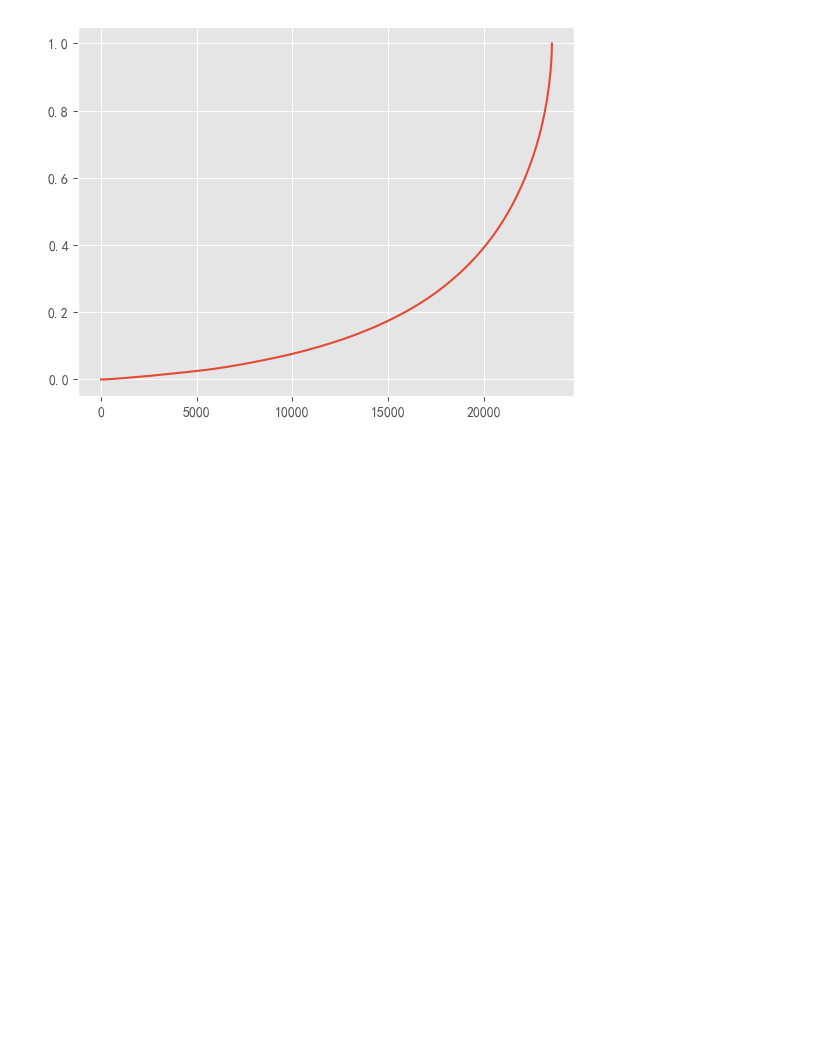
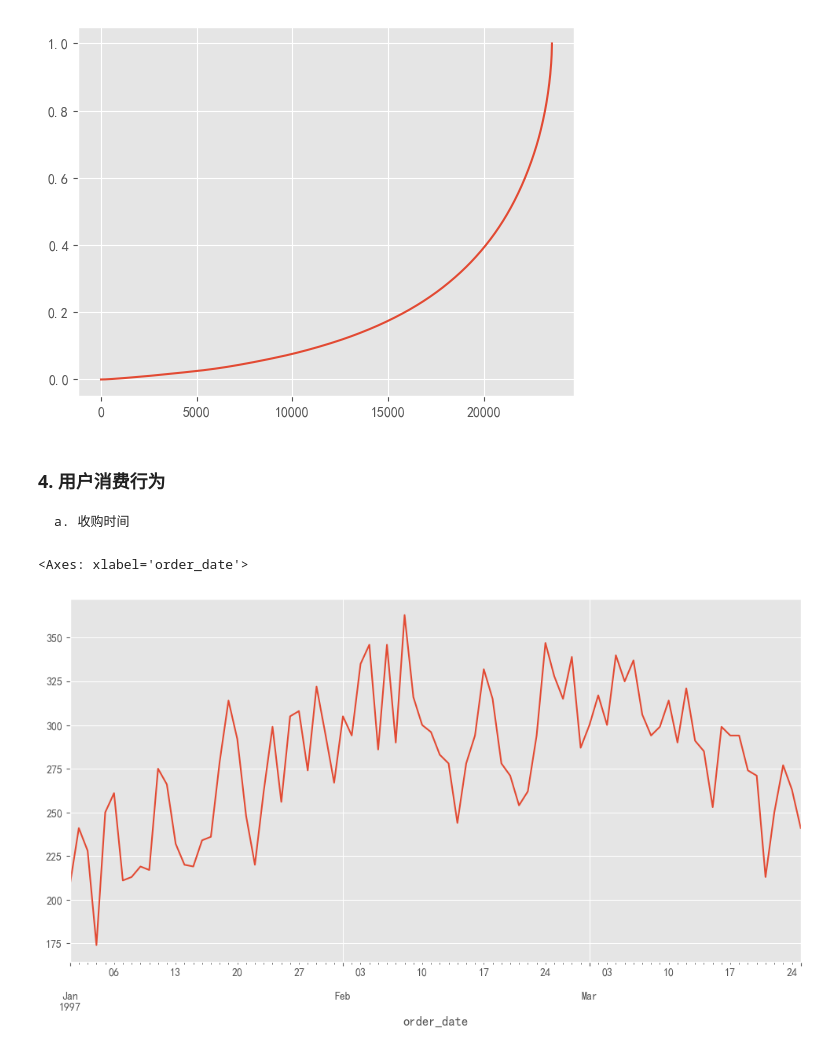
Before and after one commit to Fade-Smile/Basic-of-Data-Analyst, a Jupyter notebook: Project/3. User consumption behavior data analysis.ipynb, the cells around one changed output. Saved outputs shown, nothing was run; the diff lists cells and outputs as text; code cells hidden in the pictures; blank space fills up the shorter version.

```diff
--- a/Project/3. User consumption behavior data analysis.ipynb
+++ b/Project/3. User consumption behavior data analysis.ipynb
@@ -231,3 +231,19 @@ user_cumsum['prop'].plot()
 # %% [output]
 <Axes: >
 [figure]
+# %% [markdown]
+### 4. 用户消费行为
+
+    a. 收购时间
+# %%
+# 用户分组, 取最小值, 即为收购时间
+df['order_date'] = pd.to_datetime(df['order_dt'], format='%Y%m%d')
+plt.figure(figsize=(12, 6))
+counts = df.groupby('user_id')['order_date'].min().value_counts().sort_index()  # 按照日期升序排列
+counts.plot(kind='line')
+
+# 由图可知, 首次购买的用户量在1月1号~2月10号呈明显上升趋势, 后续开始逐步下降
+# 猜测，有可能是公司产品的推广力度或者价格调整所致
+# %% [output]
+<Axes: xlabel='order_date'>
+[figure, added]
```
Also changed, not shown: parts of 11 cells of this notebook.
